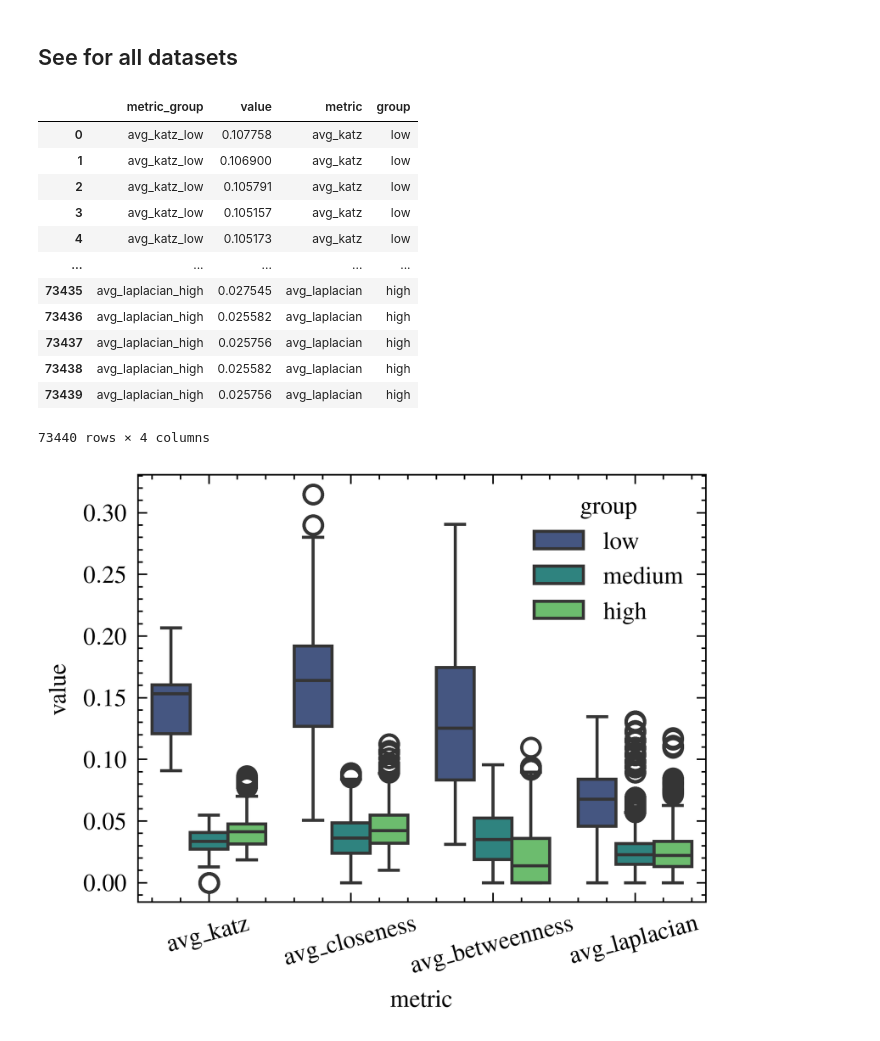
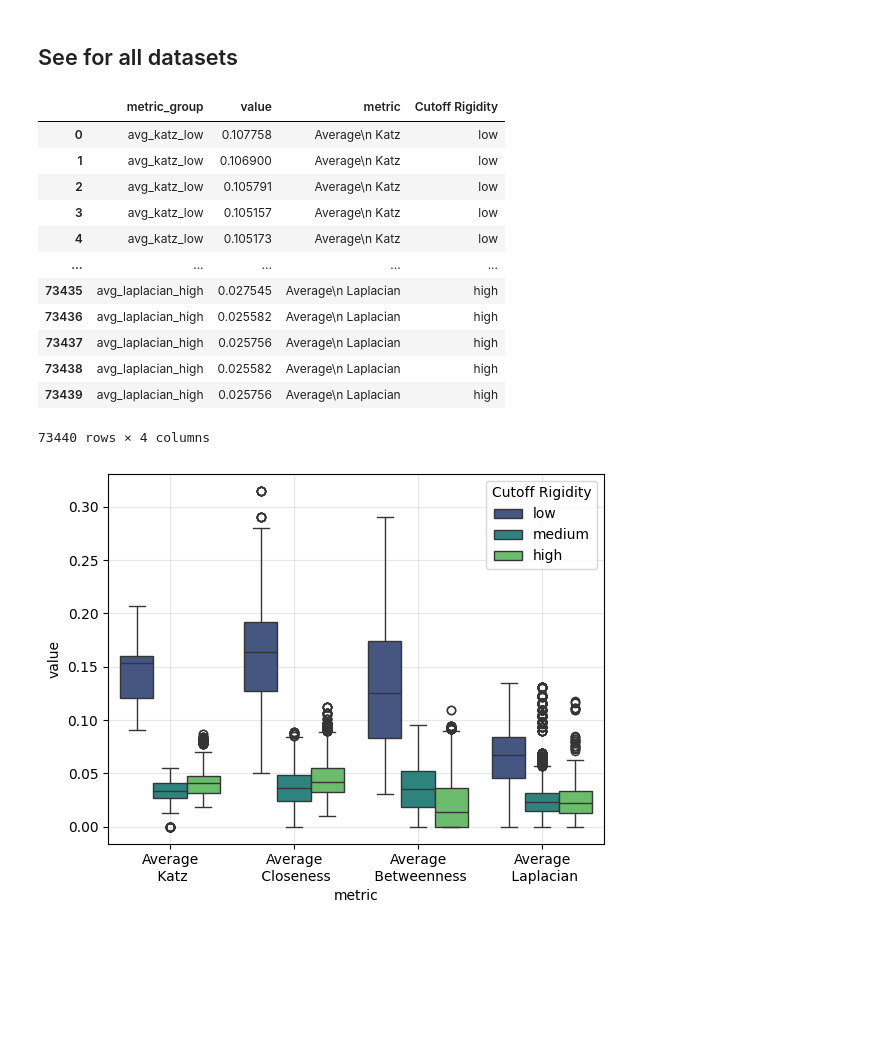
Before and after one commit to dosquisd/NMDB-FD-PredictorWithGraphs, a Jupyter notebook: notebooks/005.1_plots_per_cutoff_group.ipynb, the cells around one changed output. Drawn from its saved outputs; the diff is of its cells as text; code cells hidden in the pictures; blank space fills up the shorter version.

Commit message:
feat: regenerate plots

```diff
--- a/notebooks/005.1_plots_per_cutoff_group.ipynb
+++ b/notebooks/005.1_plots_per_cutoff_group.ipynb
@@ -127,27 +137,31 @@ plot_df_all = (
     )
 )
 
+plot_df_all = plot_df_all.replace(
+    ["avg_katz", "avg_closeness", "avg_betweenness", "avg_laplacian"],
+    value=["Average\n Katz", "Average\n Closeness", "Average\n Betweenness", "Average\n Laplacian"],
+).rename(columns={"group": "Cutoff Rigidity"})
 plot_df_all
 # %% [output]
-|  | metric_group | value | metric | group |
-| 0 | avg_katz_low | 0.107758 | avg_katz | low |
-| 1 | avg_katz_low | 0.106900 | avg_katz | low |
-| 2 | avg_katz_low | 0.105791 | avg_katz | low |
-| 3 | avg_katz_low | 0.105157 | avg_katz | low |
-| 4 | avg_katz_low | 0.105173 | avg_katz | low |
+|  | metric_group | value | metric | Cutoff Rigidity |
+| 0 | avg_katz_low | 0.107758 | Average\n Katz | low |
+| 1 | avg_katz_low | 0.106900 | Average\n Katz | low |
+| 2 | avg_katz_low | 0.105791 | Average\n Katz | low |
+| 3 | avg_katz_low | 0.105157 | Average\n Katz | low |
+| 4 | avg_katz_low | 0.105173 | Average\n Katz | low |
 | ... | ... | ... | ... | ... |
-| 73435 | avg_laplacian_high | 0.027545 | avg_laplacian | high |
-| 73436 | avg_laplacian_high | 0.025582 | avg_laplacian | high |
-| 73437 | avg_laplacian_high | 0.025756 | avg_laplacian | high |
-| 73438 | avg_laplacian_high | 0.025582 | avg_laplacian | high |
-| 73439 | avg_laplacian_high | 0.025756 | avg_laplacian | high |
+| 73435 | avg_laplacian_high | 0.027545 | Average\n Laplacian | high |
+| 73436 | avg_laplacian_high | 0.025582 | Average\n Laplacian | high |
+| 73437 | avg_laplacian_high | 0.025756 | Average\n Laplacian | high |
+| 73438 | avg_laplacian_high | 0.025582 | Average\n Laplacian | high |
+| 73439 | avg_laplacian_high | 0.025756 | Average\n Laplacian | high |
 73440 rows × 4 columns
 # %%
 format = "png"
 
-sns.boxplot(data=plot_df_all, x="metric", y="value", hue="group", palette="viridis")
-plt.xticks(rotation=15)
+sns.boxplot(data=plot_df_all, x="metric", y="value", hue="Cutoff Rigidity", palette="viridis")
+plt.grid(alpha=.3)
 plt.savefig(FIGDIR / f"boxplot_plots_per_cutoff_group.{format}", format=format)
 plt.show()
 # %% [output]
-[figure, old version]
+[figure, new version]
```
Also changed, not shown: parts of 2 cells of this notebook, 6 other files.
